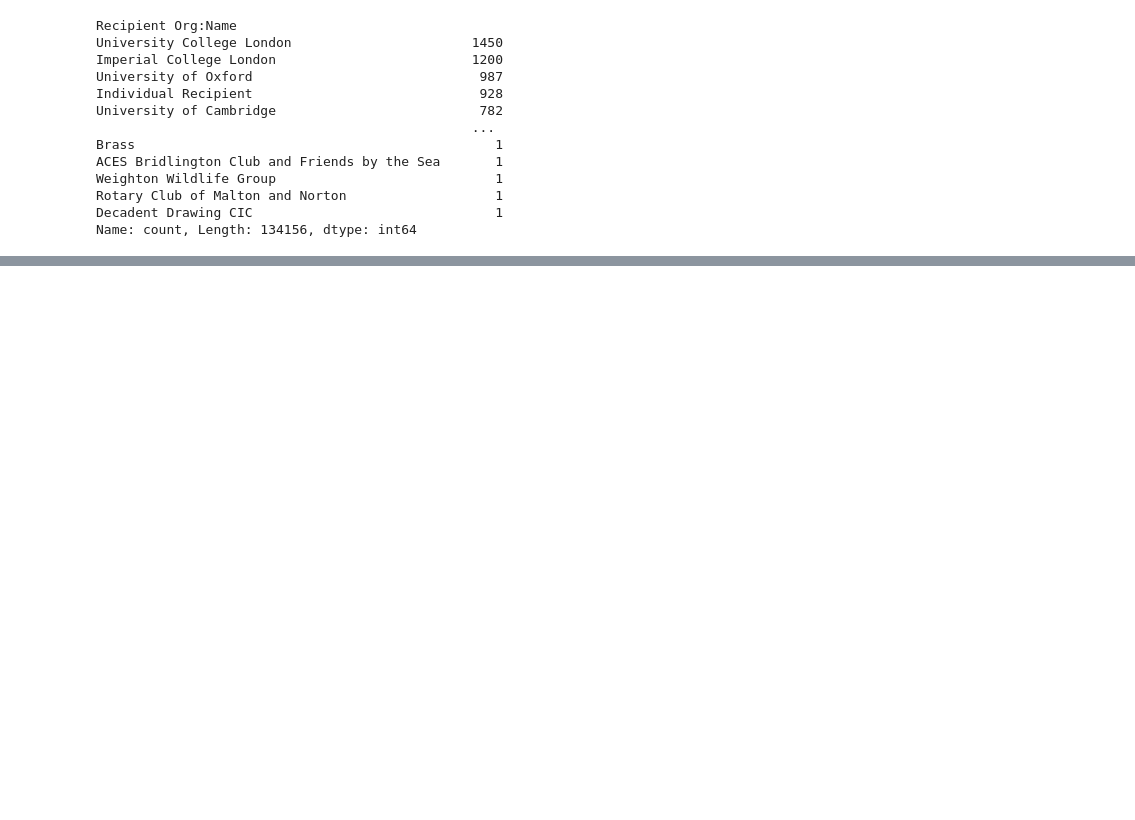
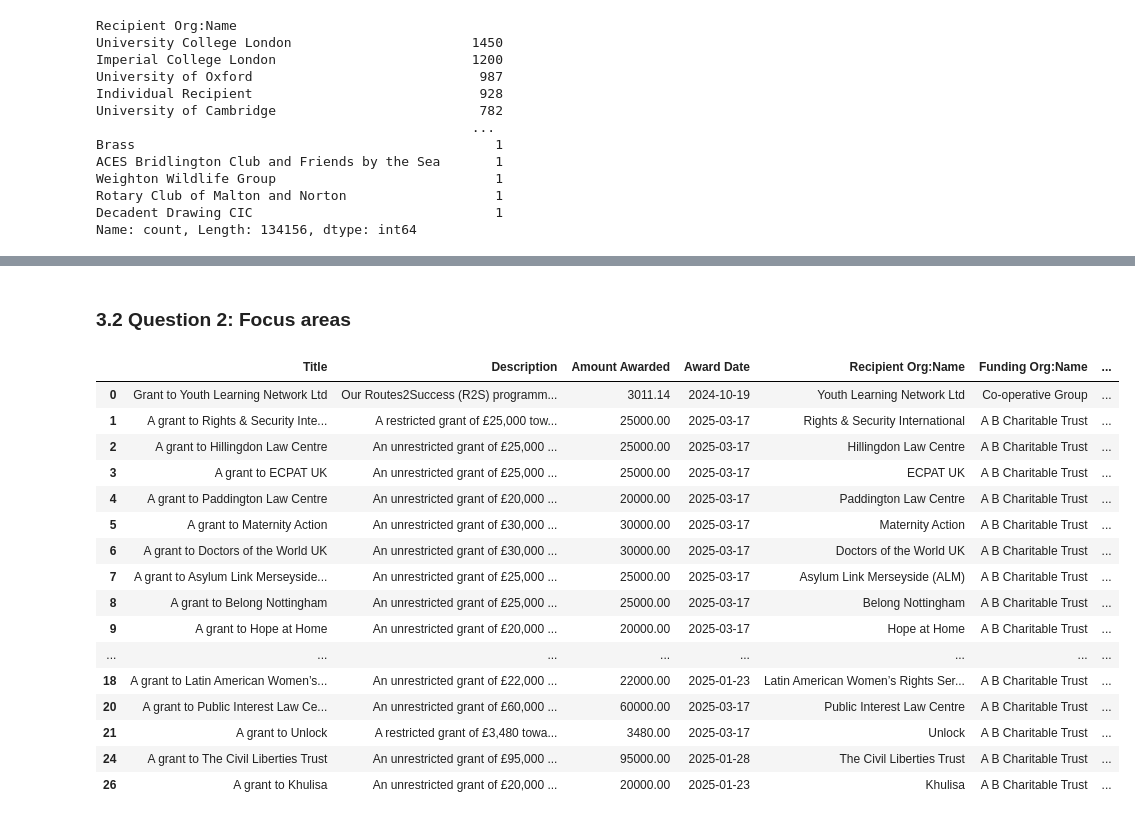
Before and after one commit to Timhan78/charity-grant-analysis, a Jupyter notebook: notebooks/01_data_exploration.ipynb, the cells around one changed output, grey strips where cells are left out. Saved outputs shown, nothing was run; the diff lists cells and outputs as text; code cells hidden in the pictures; blank space fills up the shorter version.

```diff
--- a/notebooks/01_data_exploration.ipynb
+++ b/notebooks/01_data_exploration.ipynb
@@ -236,0 +441,23 @@ Name: count, Length: 134156, dtype: int64
+# %% [markdown]
+### 3.2 Question 2: Focus areas
+# %%
+# View our clean dataset
+df_community_focus.head(20)
+# %% [output]
+|  | Title | Description | Amount Awarded | Award Date | Recipient Org:Name | Funding Org:Name | ... |
+| 0 | Grant to Youth Learning Network Ltd | Our Routes2Success (R2S) programm... | 3011.14 | 2024-10-19 | Youth Learning Network Ltd | Co-operative Group | ... |
+| 1 | A grant to Rights & Security Inte... | A restricted grant of £25,000 tow... | 25000.00 | 2025-03-17 | Rights & Security International | A B Charitable Trust | ... |
+| 2 | A grant to Hillingdon Law Centre | An unrestricted grant of £25,000 ... | 25000.00 | 2025-03-17 | Hillingdon Law Centre | A B Charitable Trust | ... |
+| 3 | A grant to ECPAT UK | An unrestricted grant of £25,000 ... | 25000.00 | 2025-03-17 | ECPAT UK | A B Charitable Trust | ... |
+| 4 | A grant to Paddington Law Centre | An unrestricted grant of £20,000 ... | 20000.00 | 2025-03-17 | Paddington Law Centre | A B Charitable Trust | ... |
+| 5 | A grant to Maternity Action | An unrestricted grant of £30,000 ... | 30000.00 | 2025-03-17 | Maternity Action | A B Charitable Trust | ... |
+| 6 | A grant to Doctors of the World UK | An unrestricted grant of £30,000 ... | 30000.00 | 2025-03-17 | Doctors of the World UK | A B Charitable Trust | ... |
+| 7 | A grant to Asylum Link Merseyside... | An unrestricted grant of £25,000 ... | 25000.00 | 2025-03-17 | Asylum Link Merseyside (ALM) | A B Charitable Trust | ... |
+| 8 | A grant to Belong Nottingham | An unrestricted grant of £25,000 ... | 25000.00 | 2025-03-17 | Belong Nottingham | A B Charitable Trust | ... |
+| 9 | A grant to Hope at Home | An unrestricted grant of £20,000 ... | 20000.00 | 2025-03-17 | Hope at Home | A B Charitable Trust | ... |
+| ... | ... | ... | ... | ... | ... | ... | ... |
+| 18 | A grant to Latin American Women’s... | An unrestricted grant of £22,000 ... | 22000.00 | 2025-01-23 | Latin American Women’s Rights Ser... | A B Charitable Trust | ... |
+| 20 | A grant to Public Interest Law Ce... | An unrestricted grant of £60,000 ... | 60000.00 | 2025-03-17 | Public Interest Law Centre | A B Charitable Trust | ... |
+| 21 | A grant to Unlock | A restricted grant of £3,480 towa... | 3480.00 | 2025-03-17 | Unlock | A B Charitable Trust | ... |
+| 24 | A grant to The Civil Liberties Trust | An unrestricted grant of £95,000 ... | 95000.00 | 2025-01-28 | The Civil Liberties Trust | A B Charitable Trust | ... |
+| 26 | A grant to Khulisa | An unrestricted grant of £20,000 ... | 20000.00 | 2025-01-23 | Khulisa | A B Charitable Trust | ... |
```
Also changed, not shown: parts of 65 cells of this notebook, 1 other file.
